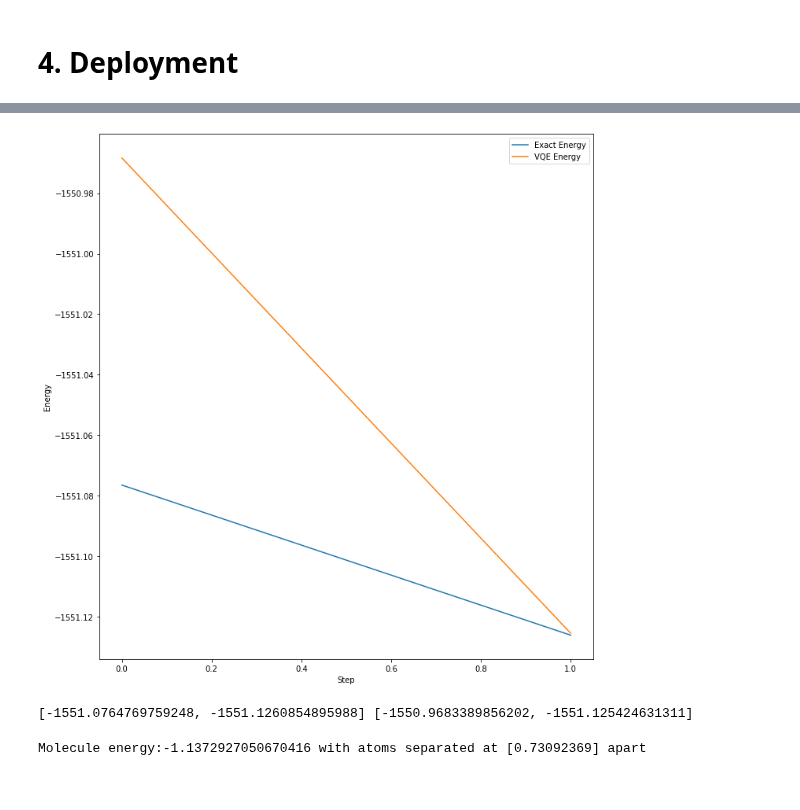
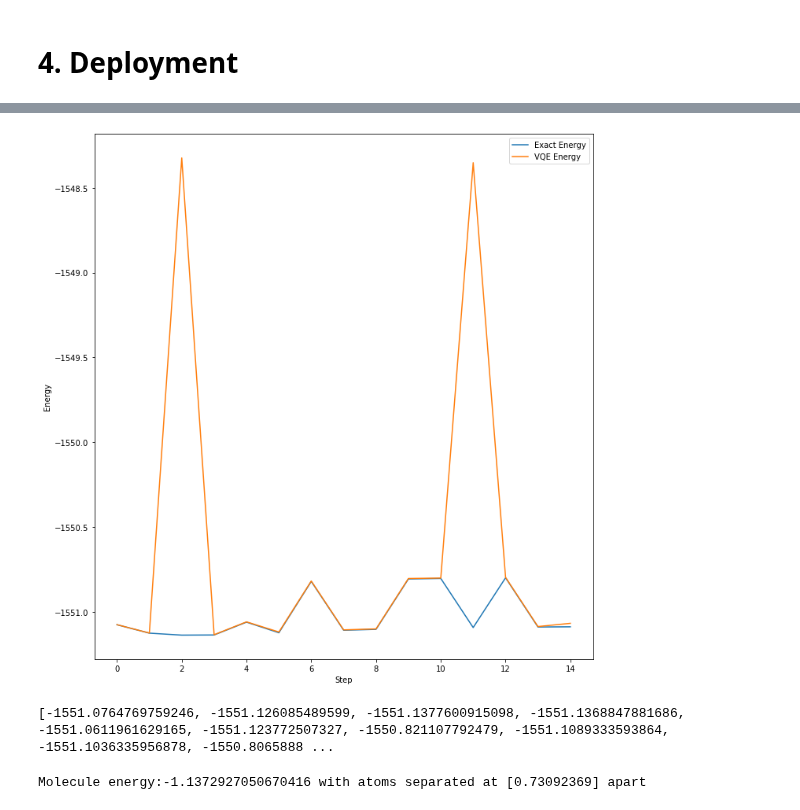
Before and after one commit to buttercutter/quantum-climate-challenge-2023, a Jupyter notebook: notebooks/deloitte_2023_quantux.ipynb, the cells around one changed output, grey strips where cells are left out. Saved outputs shown, nothing was run; the diff lists cells and outputs as text; code cells hidden in the pictures.

Commit message:
Added test run with VQE for 15 steps. Error with the 15th setp with AngularMomentum missing.

```diff
--- a/notebooks/deloitte_2023_quantux.ipynb
+++ b/notebooks/deloitte_2023_quantux.ipynb
@@ -726,8 +726,9 @@ def getCoordinate(data, step, size):
 exact_energies = []
 vqe_energies = []
 
-steps = range(0,2)
+steps = range(0,15)
 for step in steps:
+    print("Starting step:", step, " VQE result:", vqe_energies)
     Co2_CO2 = get_coord(pth + r'/Co2_CO2.zip')
     mol, coords = getCoordinate(Co2_CO2, step, 4)
     print(mol, coords)
@@ -757,7 +758,7 @@ for step in steps:
                'two_qubit_reduction': True,
                'z2symmetry_reduction': 'auto',
                'provider': provider,
-               'backend': qasm_simulator
+               'backend': statevector_simulator #qasm_simulator
               },
 
     }
@@ -773,13 +774,13 @@ for step in steps:
                                                   input_type = 'molecule', display_report = False, reduced = 'FreezeCore',
                                                   basis = 'sto3g', mapper_type = 'JordanWignerMapper',
                                                   solver_type = 'numpy_solver', method = 'gses', seed = _SEED)
-    print("Classical:", _, energy, display_df )
+    #print("Classical:", _, energy, display_df )
     exact_energies.append(energy)
 
     _, energy, display_df = get_construct_problem(input_value = gas_molecules['CoCO2'], hyperparam = hyperparameters['CoCO2'],
                                                   input_type = 'molecule', display_report = False, reduced = 'FreezeCore',
                                                   basis = 'sto3g', mapper_type = 'JordanWignerMapper',
                                                   solver_type = 'vqe_runtime', method = 'gses', seed = _SEED)
-    print("Quantum mechanic:", _, energy, display_df )
+    #print("Quantum mechanic:", _, energy, display_df )
     vqe_energies.append(energy)
 # %% [output]
@@ -803,17 +805,17 @@ Classical: === GROUND STATE ENERGY ===
 # %%
 
-plt.plot(steps, exact_energies, label="Exact Energy")
-plt.plot(steps, vqe_energies, label="VQE Energy")
+plt.plot(range(0,15), exact_energies, label="Exact Energy")
+plt.plot(range(0,15), vqe_energies, label="VQE Energy")
 plt.xlabel('Step')
 plt.ylabel('Energy')
 plt.legend()
 plt.show()
 # %% [output]
-[figure, old version]
+[figure, new version]
 # %%
 print(exact_energies,vqe_energies)
 # %% [output]
-[-1551.0764769759248, -1551.1260854895988] [-1550.9683389856202, -1551.125424631311]
+[-1551.0764769759246, -1551.126085489599, -1551.1377600915098, -1551.1368847881686, -1551.0611961629165, -1551.123772507327, -1550.821107792479, -1551.1089333593864, -1551.1036335956878, -1550.8065888 ...
 # %%
 # ===
 gas_molecules = {
```
Also changed, not shown: parts of 1 cell of this notebook.
